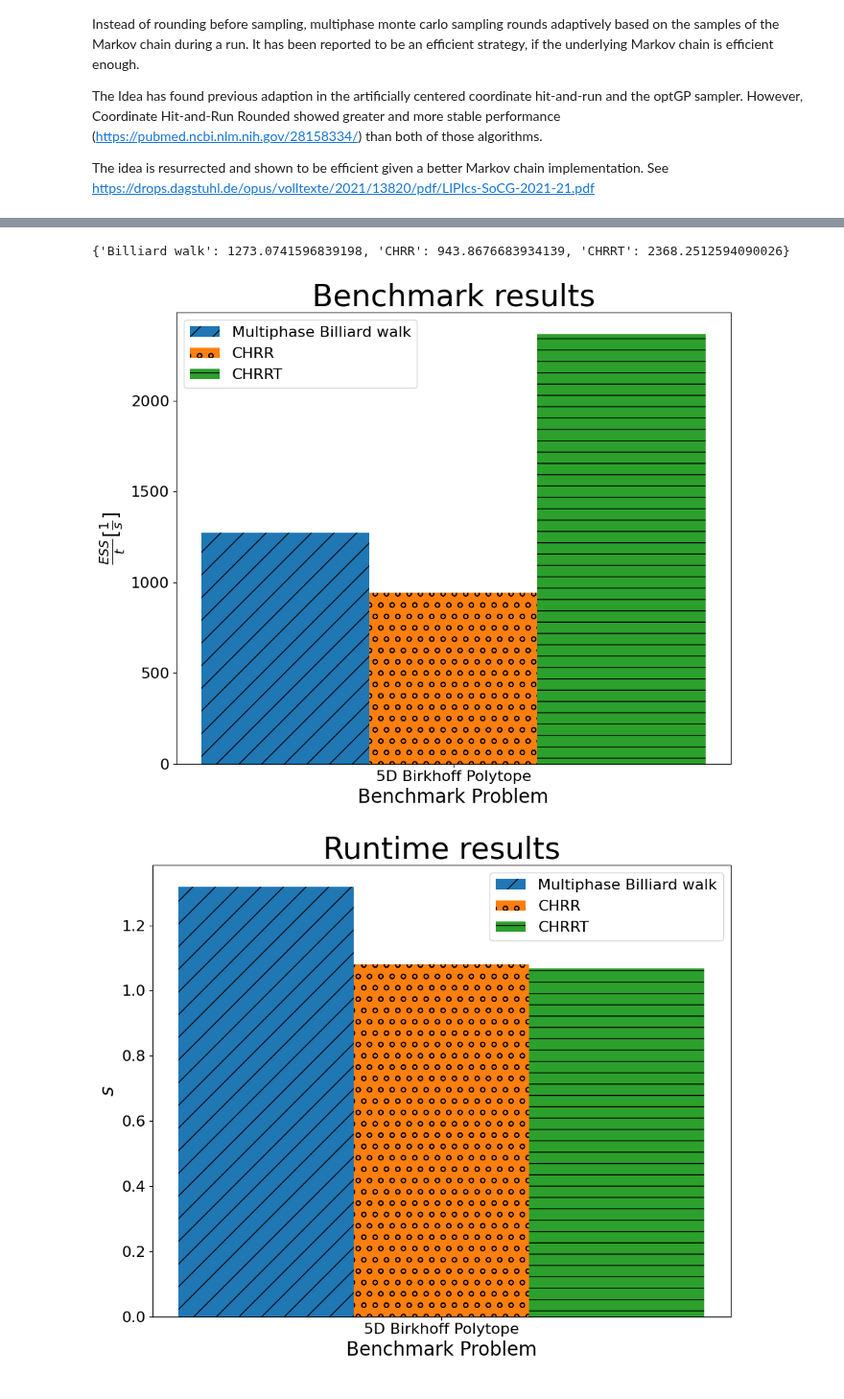
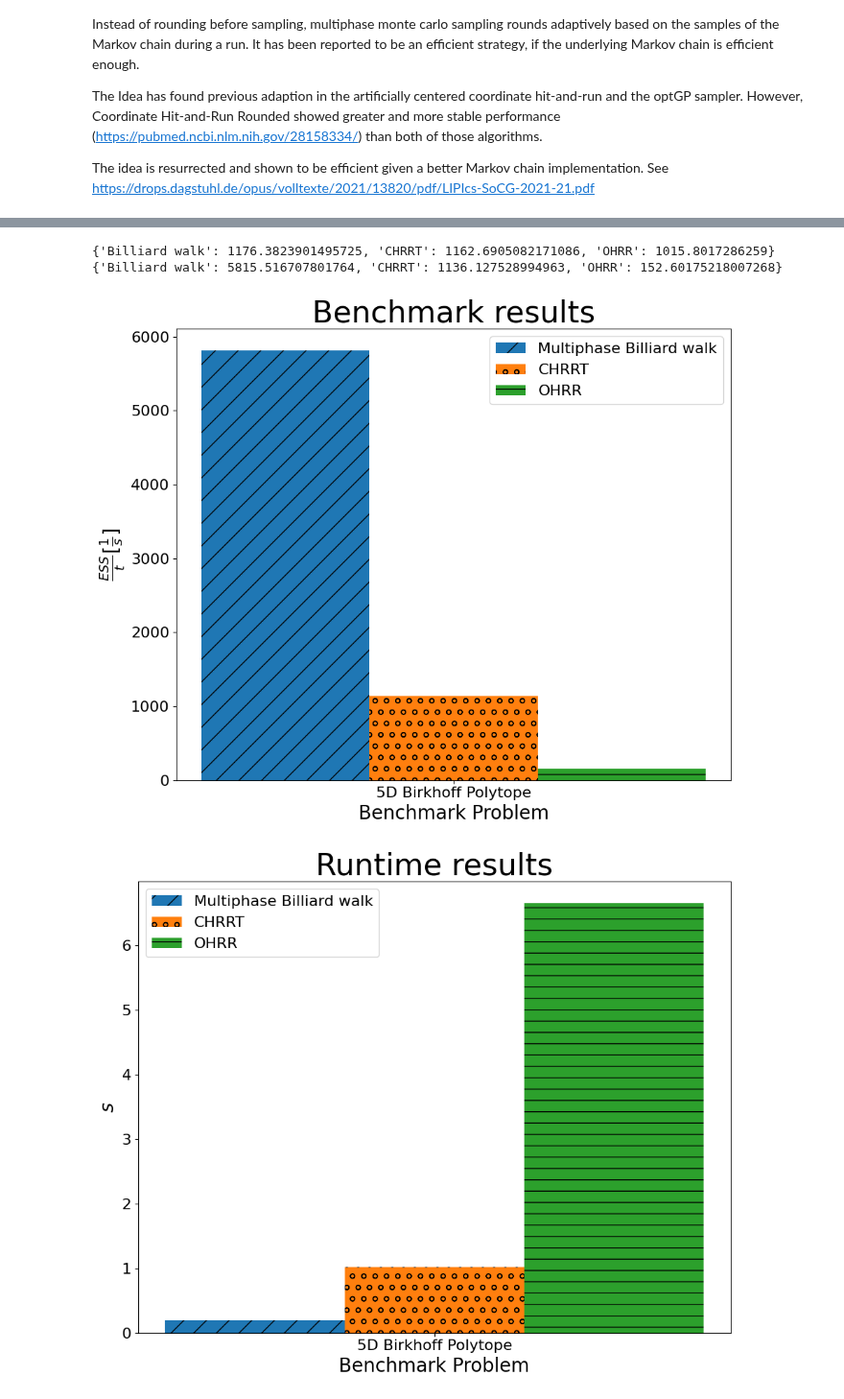
Before and after one commit to modsim/hopsy, a Jupyter notebook: examples/BenchmarkingMultiphaseMonteCarloSampling.ipynb, the cells around one changed output, grey strips where cells are left out. Shown at 96% size. Saved outputs shown, nothing was run; the diff lists cells and outputs as text; code cells hidden in the pictures.

```diff
--- a/examples/BenchmarkingMultiphaseMonteCarloSampling.ipynb
+++ b/examples/BenchmarkingMultiphaseMonteCarloSampling.ipynb
@@ -187,7 +209,9 @@ CHRRT rhat: 1.0021678730547687
 # %%
+print(ess)
 print(ess_t)
 # %% [output]
-{'Billiard walk': 1273.0741596839198, 'CHRR': 943.8676683934139, 'CHRRT': 2368.2512594090026}
+{'Billiard walk': 1176.3823901495725, 'CHRRT': 1162.6905082171086, 'OHRR': 1015.8017286259}
+{'Billiard walk': 5815.516707801764, 'CHRRT': 1136.127528994963, 'OHRR': 152.60175218007268}
 # %%
 # plot settings
 title_fs = 32
@@ -202,9 +226,9 @@ plt.title('Benchmark results', fontsize=title_fs)
 X_ticks = [r'5D Birkhoff Polytope']
 
 X_axis = np.arange(len(X_ticks))
-plt.bar(X_axis-.3, ess_t['Billiard walk'], 0.3, hatch='/', label='Multiphase Billiard walk')
-plt.bar(X_axis+.0, ess_t['CHRR'], 0.3, hatch='o', label='CHRR')
-plt.bar(X_axis+.3, ess_t['CHRRT'], 0.3, hatch='-', label='CHRRT')
+plt.bar(X_axis-.2, ess_t['Billiard walk'], 0.2, hatch='/', label='Multiphase Billiard walk')
+plt.bar(X_axis-.0, ess_t['CHRRT'], 0.2, hatch='o', label='CHRRT')
+plt.bar(X_axis+.2, ess_t['OHRR'], 0.2, hatch='-', label='OHRR')
 
 
 
@@ -222,35 +246,34 @@ plt.legend(fontsize=legend_fs)
 plt.savefig('Benchmarking_multiphase_mcmc.pdf')
 plt.show()
 # %% [output]
-[figure, old version]
+[figure, new version]
 # %%
 plt.figure(figsize=(1.5*6.4,8))
 plt.title('Runtime results', fontsize=title_fs)
 
 X_ticks = [r'5D Birkhoff Polytope']
 
 X_axis = np.arange(len(X_ticks))
-plt.bar(X_axis-.3, times['Billiard walk'], 0.3, hatch='/', label='Multiphase Billiard walk')
-plt.bar(X_axis+.0, times['CHRR'], 0.3, hatch='o', label='CHRR')
-plt.bar(X_axis+.3, times['CHRRT'], 0.3, hatch='-', label='CHRRT')
-
+plt.bar(X_axis-.2, times['Billiard walk'], 0.2, hatch='/', label='Multiphase Billiard walk')
+plt.bar(X_axis-.0, times['CHRRT'], 0.2, hatch='o', label='CHRRT')
+plt.bar(X_axis+.2, times['OHRR'], 0.2, hatch='-', label='OHRR')
 
 
 # plt.xticks(rotation=90)
 plt.ylabel(r'$s$', fontsize=label_fs)
 plt.xlabel(r'Benchmark Problem', fontsize=label_fs)
 plt.xticks(X_axis, X_ticks, fontsize=tick_fs)
 plt.yticks(fontsize=tick_fs)
 
 # plt.grid()
 
 plt.tight_layout()
 
 plt.legend(fontsize=legend_fs)
 plt.savefig('Benchmarking_multiphase_mcmc.pdf')
 plt.show()
 # %% [output]
-[figure, old version]
+[figure, new version]
 # %%
 plt.figure(figsize=(4*1.5*6.4,4*8))
 plt.subplot(4, 4, 1)
```
Also changed, not shown: parts of 8 cells of this notebook, 5 other files.
